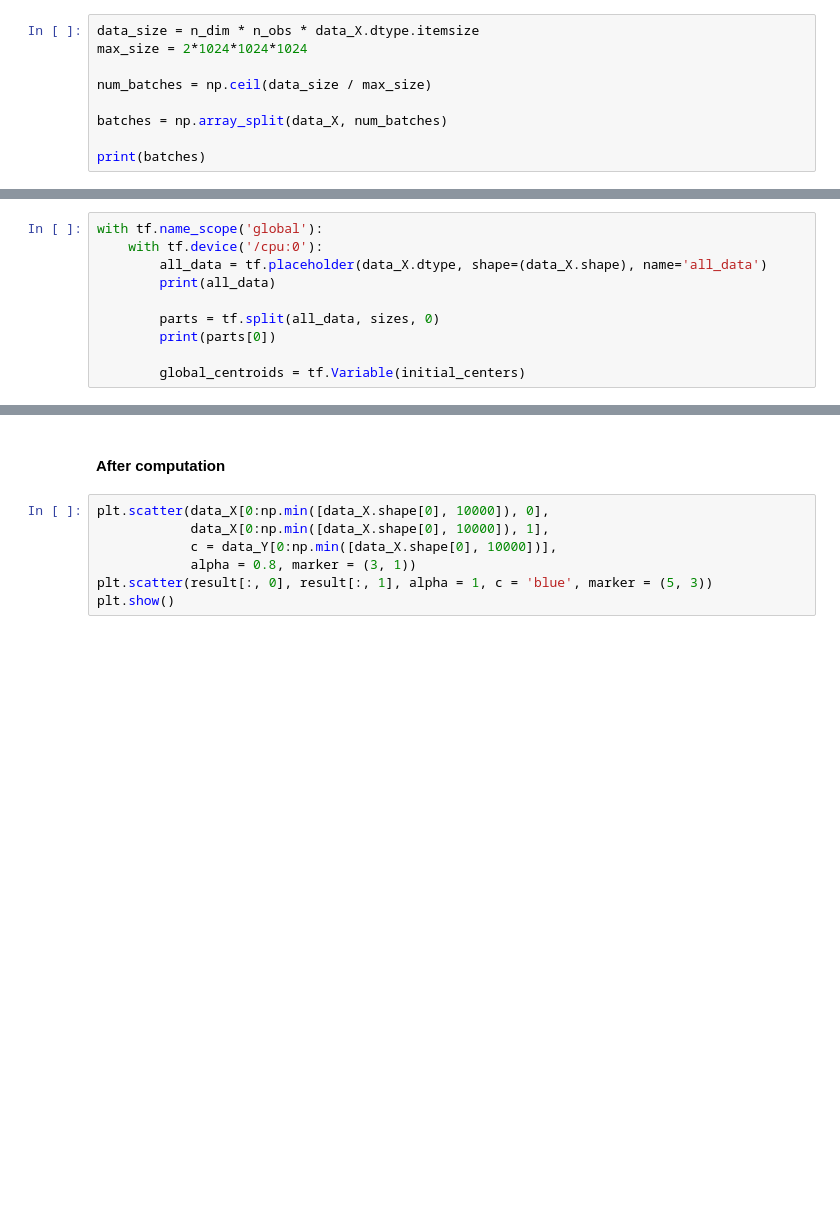
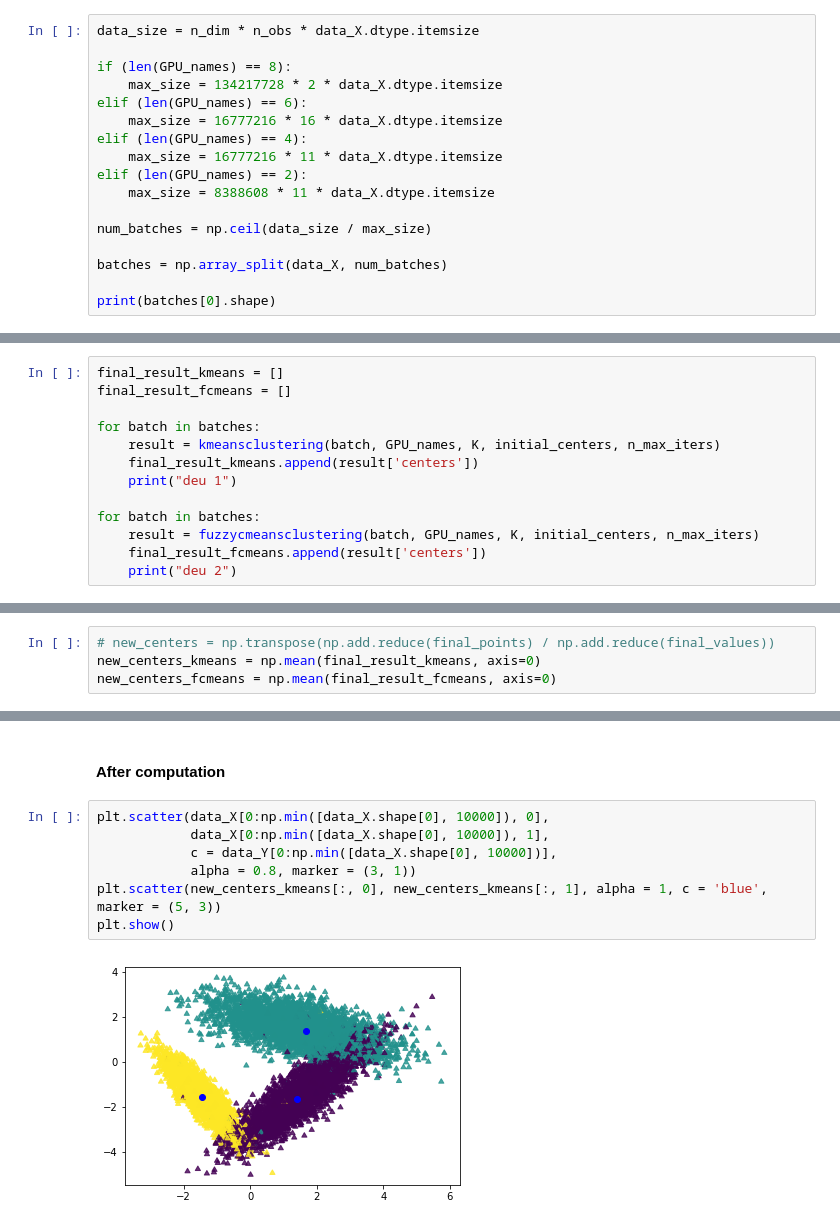
Before and after one commit to Jhonsonzhangxing/tensorflow-distributed-clustering, a Jupyter notebook: notebooks/New-Distributed-KMeans.ipynb, the cells around one changed output, grey strips where cells are left out. Saved outputs shown, nothing was run; the diff lists cells and outputs as text; blank space fills up the shorter version.

```diff
--- a/notebooks/New-Distributed-KMeans.ipynb
+++ b/notebooks/New-Distributed-KMeans.ipynb
@@ -88,9 +76,17 @@ print(sizes)
 # %%
 data_size = n_dim * n_obs * data_X.dtype.itemsize
-max_size = 2*1024*1024*1024
+
+if (len(GPU_names) == 8):
+    max_size = 134217728 * 2 * data_X.dtype.itemsize
+elif (len(GPU_names) == 6):
+    max_size = 16777216 * 16 * data_X.dtype.itemsize
+elif (len(GPU_names) == 4):
+    max_size = 16777216 * 11 * data_X.dtype.itemsize
+elif (len(GPU_names) == 2):
+    max_size = 8388608 * 11 * data_X.dtype.itemsize
 
 num_batches = np.ceil(data_size / max_size)
 
 batches = np.array_split(data_X, num_batches)
 
-print(batches)
+print(batches[0].shape)
@@ -108,10 +105,0 @@ GPU_names[:6]
-# %%
-with tf.name_scope('global'):
-    with tf.device('/cpu:0'):
-        all_data = tf.placeholder(data_X.dtype, shape=(data_X.shape), name='all_data')
-        print(all_data)
-
-        parts = tf.split(all_data, sizes, 0)
-        print(parts[0])
-
-        global_centroids = tf.Variable(initial_centers)
@@ -204,0 +284,13 @@ InvalidArgumentError: You must feed a value for placeholder tensor 'global/all_d
+# %%
+final_result_kmeans = []
+final_result_fcmeans = []
+
+for batch in batches:
+    result = kmeansclustering(batch, GPU_names, K, initial_centers, n_max_iters)
+    final_result_kmeans.append(result['centers'])
+    print("deu 1")
+
+for batch in batches:
+    result = fuzzycmeansclustering(batch, GPU_names, K, initial_centers, n_max_iters)
+    final_result_fcmeans.append(result['centers'])
+    print("deu 2")
@@ -205,3 +306,7 @@ InvalidArgumentError: You must feed a value for placeholder tensor 'global/all_d
+# %%
+# new_centers = np.transpose(np.add.reduce(final_points) / np.add.reduce(final_values))
+new_centers_kmeans = np.mean(final_result_kmeans, axis=0)
+new_centers_fcmeans = np.mean(final_result_fcmeans, axis=0)
 # %% [markdown]
 ### Plotting graphs to evaluate results
 # %% [markdown]
@@ -218,7 +325,9 @@ plt.show()
 # %%
 plt.scatter(data_X[0:np.min([data_X.shape[0], 10000]), 0],
             data_X[0:np.min([data_X.shape[0], 10000]), 1],
             c = data_Y[0:np.min([data_X.shape[0], 10000])],
             alpha = 0.8, marker = (3, 1))
-plt.scatter(result[:, 0], result[:, 1], alpha = 1, c = 'blue', marker = (5, 3))
+plt.scatter(new_centers_kmeans[:, 0], new_centers_kmeans[:, 1], alpha = 1, c = 'blue', marker = (5, 3))
 plt.show()
+# %% [output]
+[figure, added]
```
Also changed, not shown: parts of 22 cells of this notebook.
